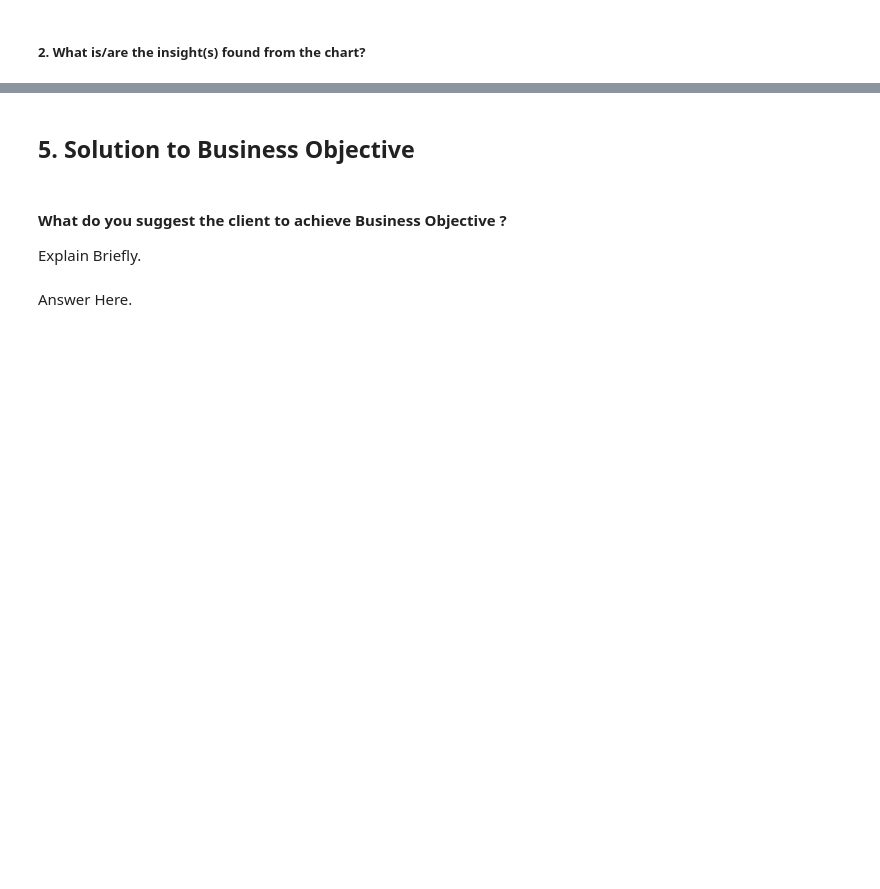
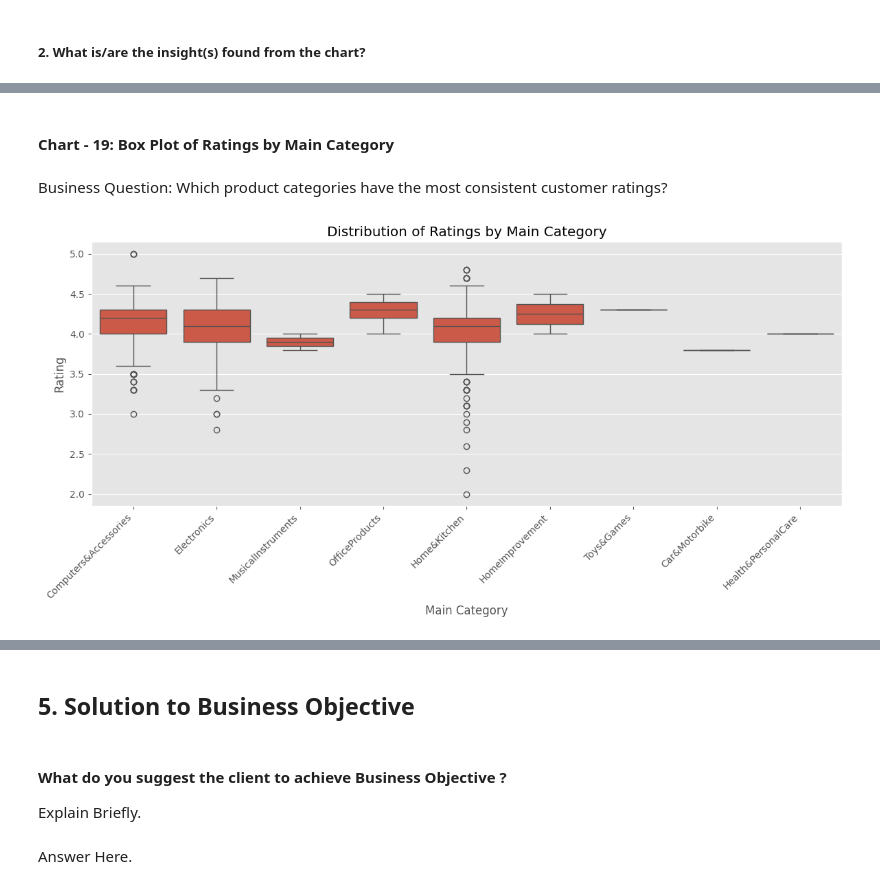
Before and after one commit to ArpitaGuniyal/Amazon-Sales-EDA, a Jupyter notebook: amazon_sales_eda.ipynb, the cells around one changed output, grey strips where cells are left out. Saved outputs shown, nothing was run; the diff lists cells and outputs as text; code cells hidden in the pictures; blank space fills up the shorter version.

```diff
--- a/amazon_sales_eda.ipynb
+++ b/amazon_sales_eda.ipynb
@@ -1228,0 +1325,25 @@ Answer Here
+# %% [markdown]
+#### Chart - 19: Box Plot of Ratings by Main Category
+# %% [markdown]
+Business Question: Which product categories have the most consistent customer ratings?
+# %%
+
+plt.figure(figsize=(12,6))
+
+sns.boxplot(
+    x='main_category',
+    y='rating',
+    data=df_clean
+)
+
+plt.title("Distribution of Ratings by Main Category")
+plt.xlabel("Main Category")
+plt.ylabel("Rating")
+
+plt.xticks(rotation=45, ha='right')
+
+plt.tight_layout()
+
+plt.show()
+# %% [output]
+[figure, added]
```
Also changed, not shown: parts of 47 cells of this notebook.
